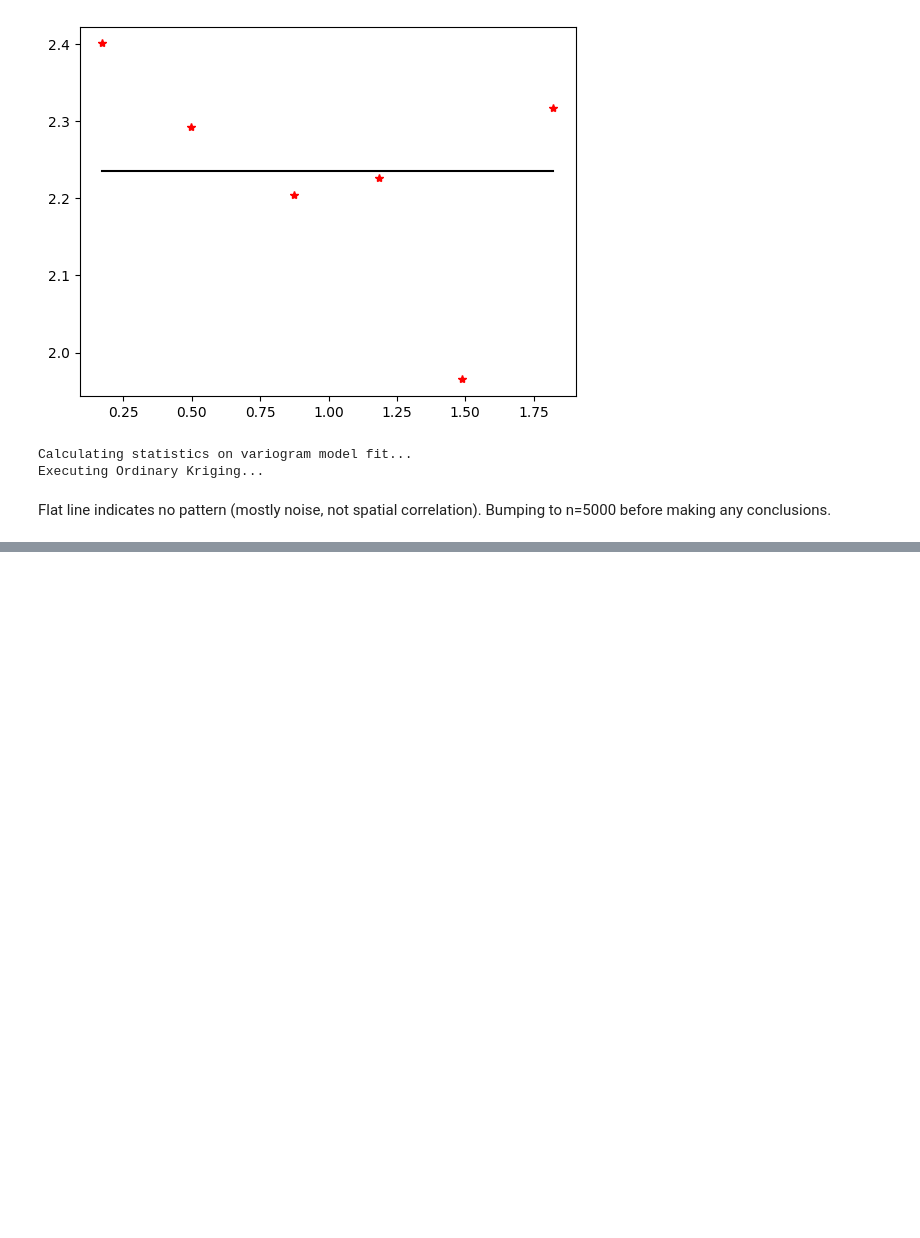
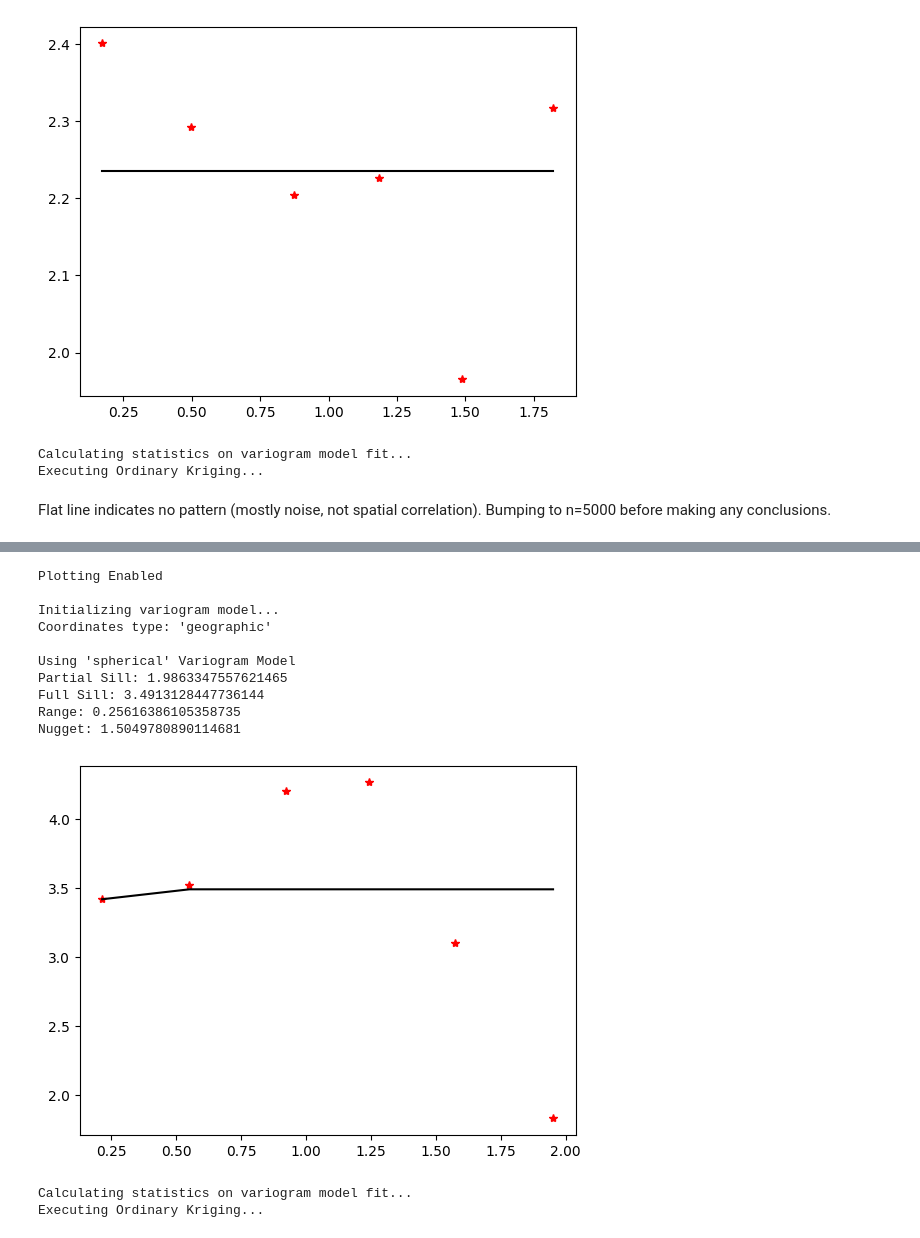
Before and after one commit to kennethgu/stats305c-project, a Jupyter notebook: milestone3/replication.ipynb, the cells around one changed output, grey strips where cells are left out. Drawn from its saved outputs; the diff is of its cells as text; code cells hidden in the pictures; blank space fills up the shorter version.

```diff
--- a/milestone3/replication.ipynb
+++ b/milestone3/replication.ipynb
@@ -318,0 +369,35 @@ Verdict: Donation *amount* is not exhibiting spatial structure. Considering *cou
+# %%
+# ----- try spherical model again, now on counts -----
+latitude = counts['LAT']
+longitude = counts['LON']
+log_counts = counts['log_count']
+
+# ----- fit model -----
+
+# define a grid for interpolation
+gridx = np.linspace(min(longitude) - 0.3, max(longitude) + 0.3)
+gridy = np.linspace(min(latitude) - 0.3, max(latitude) + 0.3)
+
+# use ordinary kriging with a spherical variogram model
+OK = OrdinaryKriging(longitude,
+                     latitude,
+                     log_counts,
+                     variogram_model='spherical',
+                     coordinates_type='geographic', # accounts for curvature of earth
+                     verbose=True,
+                     enable_plotting=True)
+z_interp, ss = OK.execute('grid', gridx, gridy)
+# %% [output]
+Plotting Enabled
+
+Initializing variogram model...
+Coordinates type: 'geographic'
+
+Using 'spherical' Variogram Model
+Partial Sill: 1.9863347557621465
+Full Sill: 3.4913128447736144
+Range: 0.25616386105358735
+Nugget: 1.5049780890114681
+[figure, added]
+Calculating statistics on variogram model fit...
+Executing Ordinary Kriging...
```
Also changed, not shown: parts of 16 cells of this notebook.
